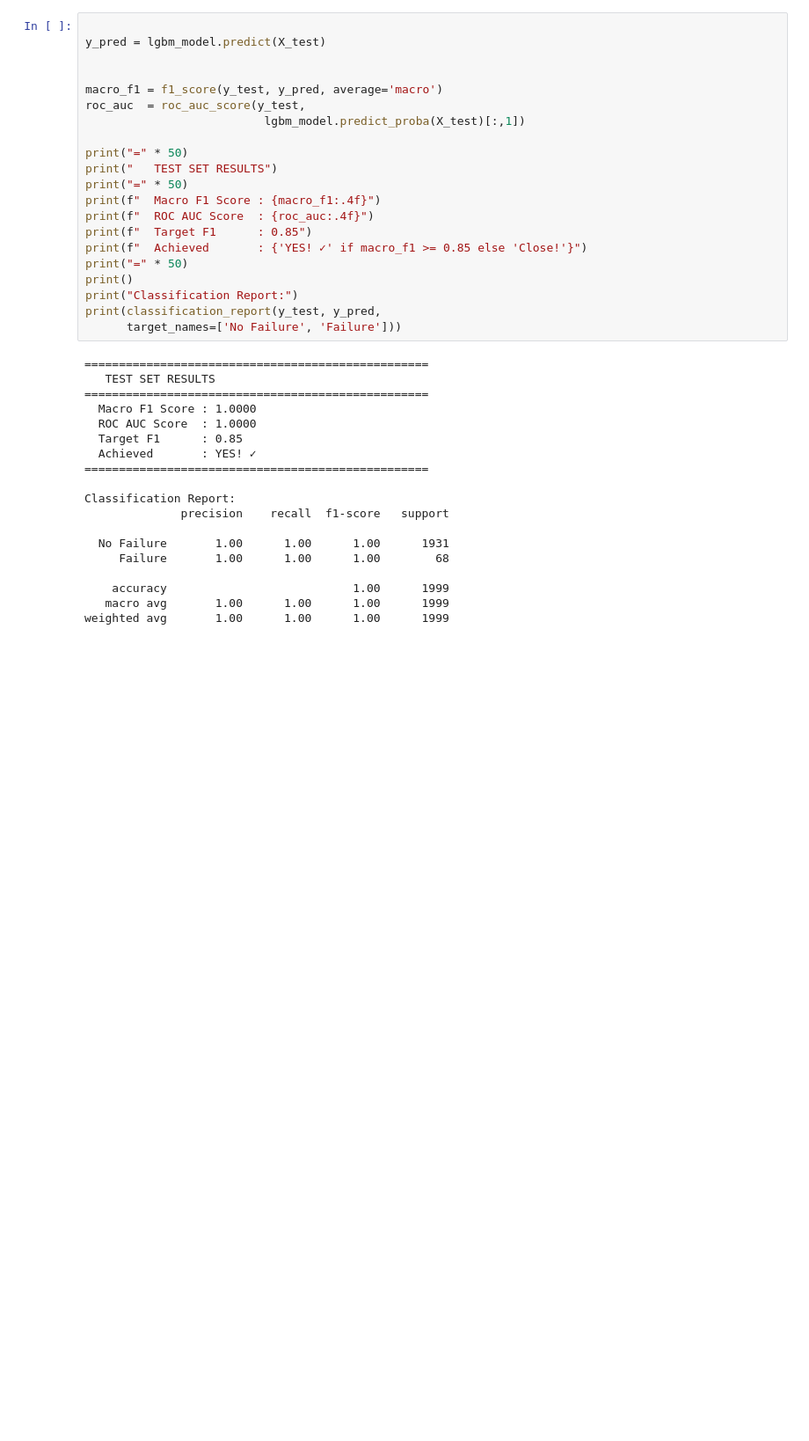
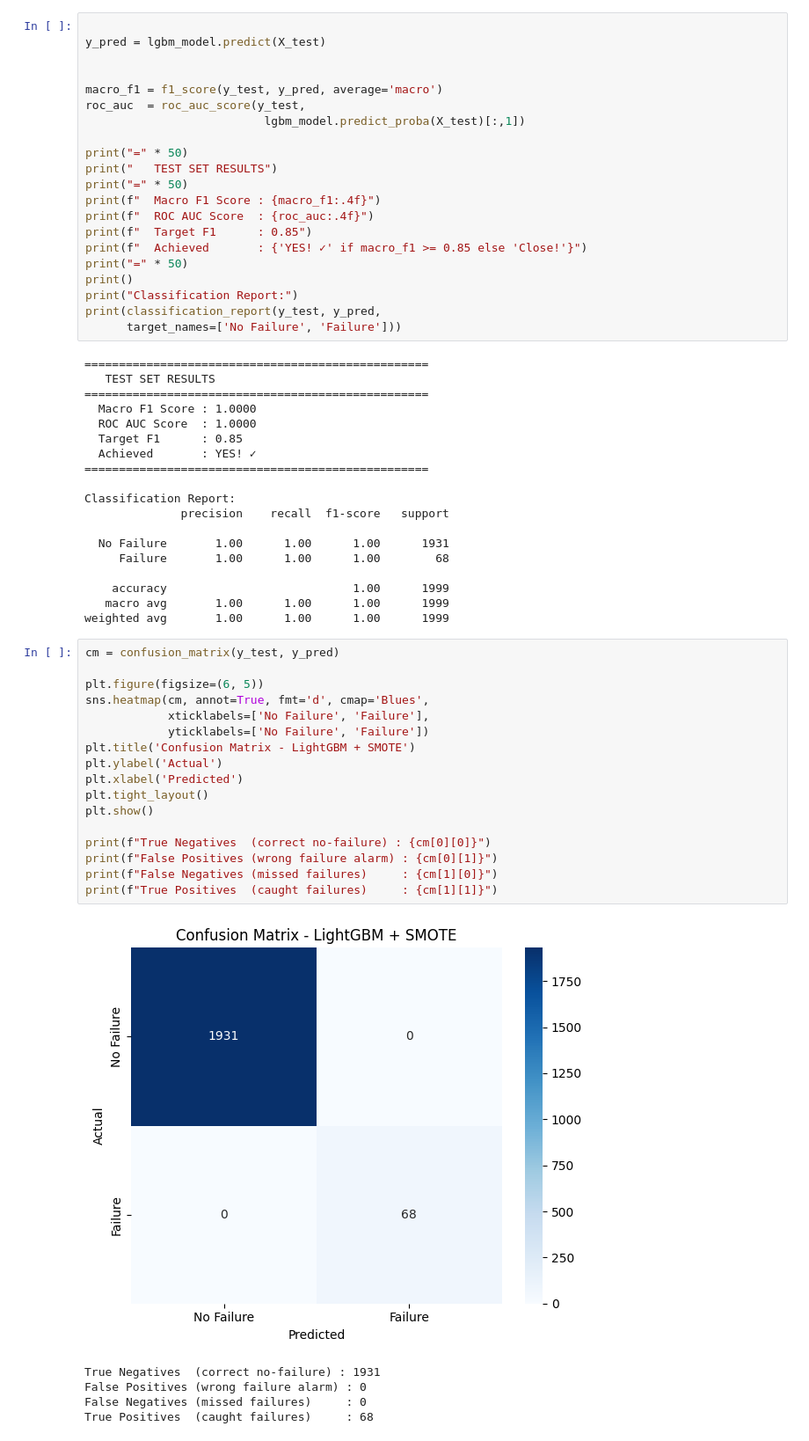
Before and after one commit to sanjay071202/predictive-Maintenance, a Jupyter notebook: notebooks/03_week.ipynb, the cells around one changed output. Shown at 88% size. Saved outputs shown, nothing was run; the diff lists cells and outputs as text; blank space fills up the shorter version.

```diff
--- a/notebooks/03_week.ipynb
+++ b/notebooks/03_week.ipynb
@@ -293,3 +293,26 @@ Classification Report:
     accuracy                           1.00      1999
    macro avg       1.00      1.00      1.00      1999
 weighted avg       1.00      1.00      1.00      1999
+# %%
+cm = confusion_matrix(y_test, y_pred)
+
+plt.figure(figsize=(6, 5))
+sns.heatmap(cm, annot=True, fmt='d', cmap='Blues',
+            xticklabels=['No Failure', 'Failure'],
+            yticklabels=['No Failure', 'Failure'])
+plt.title('Confusion Matrix - LightGBM + SMOTE')
+plt.ylabel('Actual')
+plt.xlabel('Predicted')
+plt.tight_layout()
+plt.show()
+
+print(f"True Negatives  (correct no-failure) : {cm[0][0]}")
+print(f"False Positives (wrong failure alarm) : {cm[0][1]}")
+print(f"False Negatives (missed failures)     : {cm[1][0]}")
+print(f"True Positives  (caught failures)     : {cm[1][1]}")
+# %% [output]
+[figure, added]
+True Negatives  (correct no-failure) : 1931
+False Positives (wrong failure alarm) : 0
+False Negatives (missed failures)     : 0
+True Positives  (caught failures)     : 68
```
Also changed, not shown: parts of 3 cells of this notebook.
